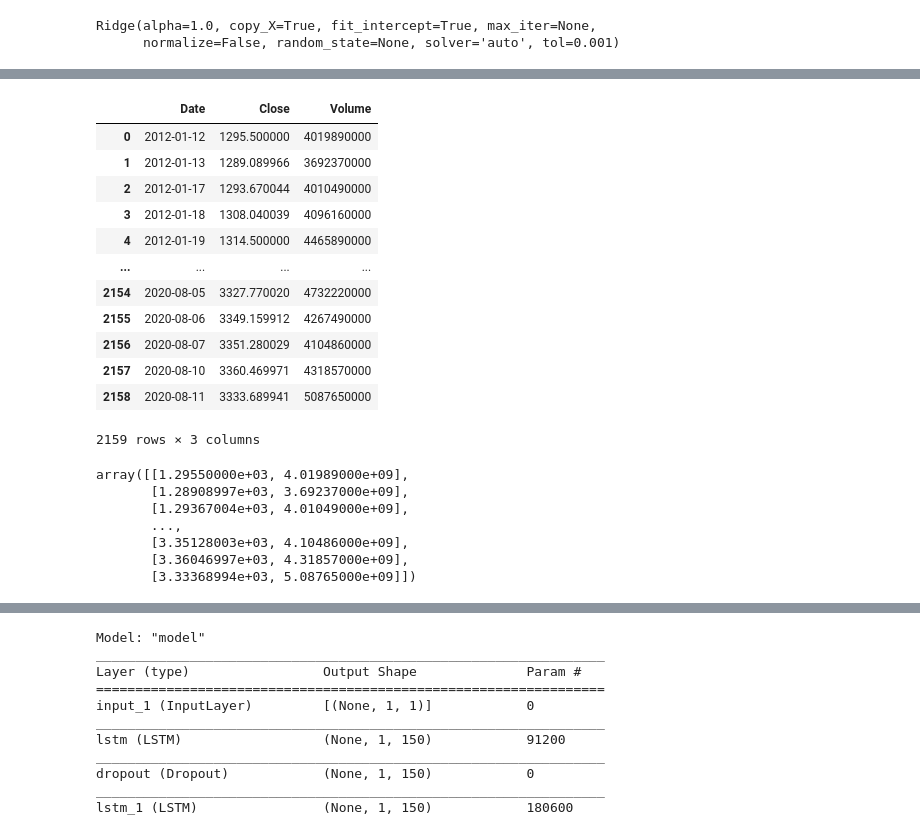
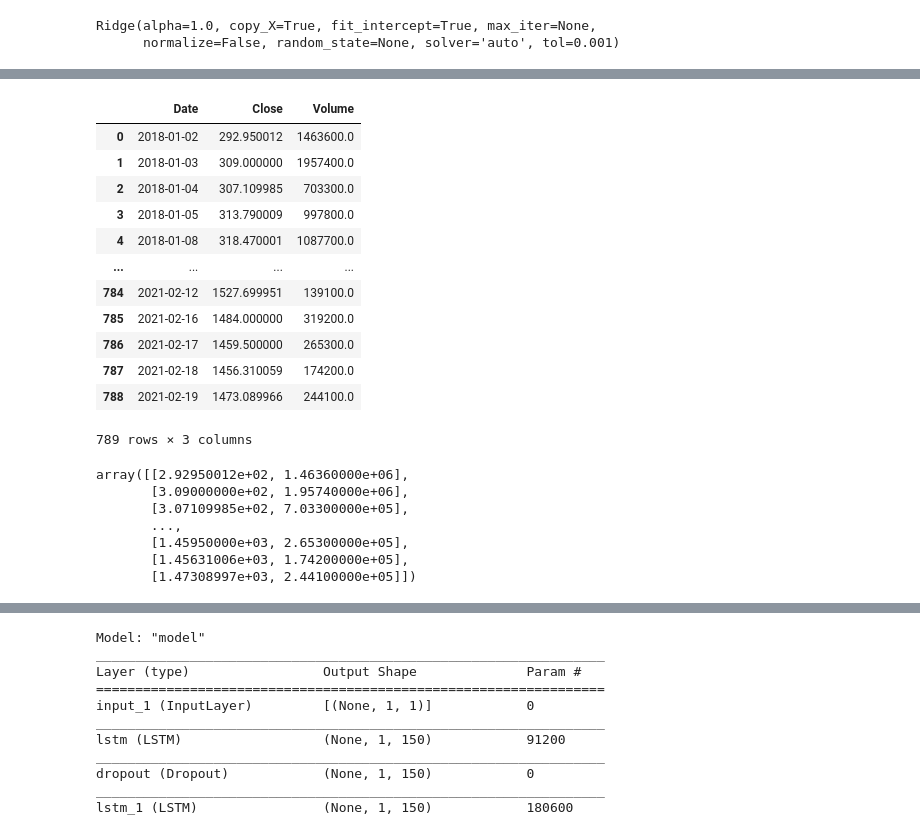
Before and after one commit to xanasa14/Finances, a Jupyter notebook: StocksPrediciton.ipynb, the cells around one changed output, grey strips where cells are left out. Drawn from its saved outputs; the diff is of its cells as text; code cells hidden in the pictures.

```diff
--- a/StocksPrediciton.ipynb
+++ b/StocksPrediciton.ipynb
@@ -19,6 +19,7 @@ from sklearn.model_selection import train_test_split
 from tensorflow import keras
 # %%
 # Read stock prices data
-stock_price_df = pd.read_csv('/content/drive/MyDrive/MLFinancial/Part 3. AI and ML in Finance/stock.csv')
+#stock_price_df = pd.read_csv('/content/drive/MyDrive/MLFinancial/Part 3. AI and ML in Finance/stock.csv')
+stock_price_df = pd.read_csv('/content/drive/MyDrive/YahooData/YahooFinanceData.csv')
 stock_price_df
 # %% [output]
@@ -38,6 +39,6 @@ stock_price_df
 # %%
 # Read the stocks volume data
 # Read the stocks volume data
-stock_vol_df = pd.read_csv("/content/drive/MyDrive/MLFinancial/Part 3. AI and ML in Finance/stock_volume.csv")
+stock_vol_df = pd.read_csv("/content/drive/MyDrive/YahooData/YahooFinanceVolume.csv")
 stock_vol_df
 # %% [output]
@@ -386,34 +409,34 @@ interactive_plot(df_predicted, "Original Vs. Prediction")
 # %%
 #TRAIN AN LSTM TIME SERIES MODEL
 # Let's test the functions and get individual stock prices and volumes for AAPL
-price_volume_df = individual_stock(stock_price_df, stock_vol_df, 'sp500')
+price_volume_df = individual_stock(stock_price_df, stock_vol_df, 'CMG')
 price_volume_df
 # %% [output]
 |  | Date | Close | Volume |
-| 0 | 2012-01-12 | 1295.500000 | 4019890000 |
-| 1 | 2012-01-13 | 1289.089966 | 3692370000 |
-| 2 | 2012-01-17 | 1293.670044 | 4010490000 |
-| 3 | 2012-01-18 | 1308.040039 | 4096160000 |
-| 4 | 2012-01-19 | 1314.500000 | 4465890000 |
+| 0 | 2018-01-02 | 292.950012 | 1463600.0 |
+| 1 | 2018-01-03 | 309.000000 | 1957400.0 |
+| 2 | 2018-01-04 | 307.109985 | 703300.0 |
+| 3 | 2018-01-05 | 313.790009 | 997800.0 |
+| 4 | 2018-01-08 | 318.470001 | 1087700.0 |
 | ... | ... | ... | ... |
-| 2154 | 2020-08-05 | 3327.770020 | 4732220000 |
-| 2155 | 2020-08-06 | 3349.159912 | 4267490000 |
-| 2156 | 2020-08-07 | 3351.280029 | 4104860000 |
-| 2157 | 2020-08-10 | 3360.469971 | 4318570000 |
-| 2158 | 2020-08-11 | 3333.689941 | 5087650000 |
+| 784 | 2021-02-12 | 1527.699951 | 139100.0 |
+| 785 | 2021-02-16 | 1484.000000 | 319200.0 |
+| 786 | 2021-02-17 | 1459.500000 | 265300.0 |
+| 787 | 2021-02-18 | 1456.310059 | 174200.0 |
+| 788 | 2021-02-19 | 1473.089966 | 244100.0 |
-2159 rows × 3 columns
+789 rows × 3 columns
 # %%
 # Get the close and volume data as training data (Input)
 training_data = price_volume_df.iloc[:, 1:3].values
 training_data
 # %% [output]
-array([[1.29550000e+03, 4.01989000e+09],
-       [1.28908997e+03, 3.69237000e+09],
-       [1.29367004e+03, 4.01049000e+09],
+array([[2.92950012e+02, 1.46360000e+06],
+       [3.09000000e+02, 1.95740000e+06],
+       [3.07109985e+02, 7.03300000e+05],
        ...,
-       [3.35128003e+03, 4.10486000e+09],
-       [3.36046997e+03, 4.31857000e+09],
-       [3.33368994e+03, 5.08765000e+09]])
+       [1.45950000e+03, 2.65300000e+05],
+       [1.45631006e+03, 1.74200000e+05],
+       [1.47308997e+03, 2.44100000e+05]])
 # %%
 # Normalize the data
 from sklearn.preprocessing import MinMaxScaler
```
Also changed, not shown: parts of 28 cells of this notebook.
